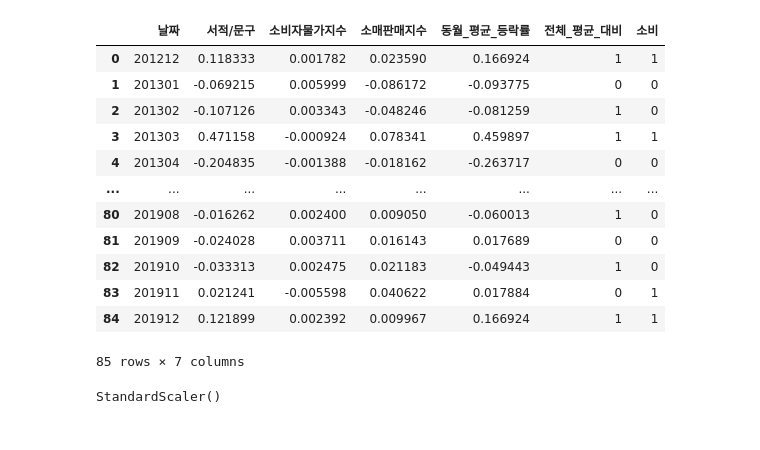
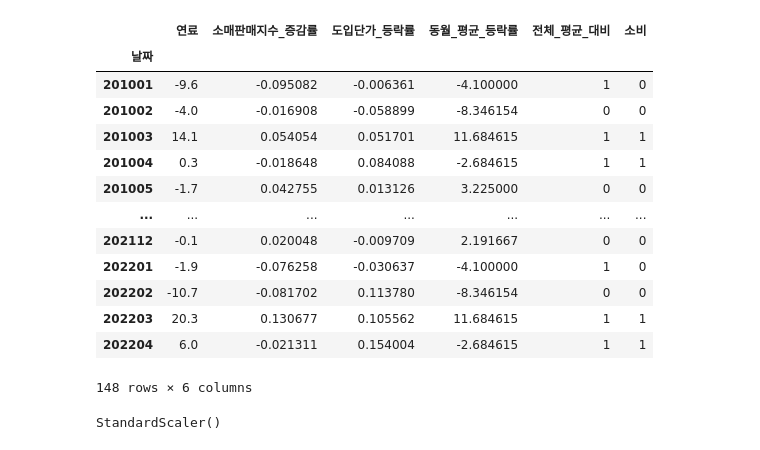
Before and after one commit to KJH3024/test, a Jupyter notebook: 프로젝트1/tree.ipynb, the cells around one changed output. Drawn from its saved outputs; the diff is of its cells as text; code cells hidden in the pictures.

```diff
--- a/프로젝트1/tree.ipynb
+++ b/프로젝트1/tree.ipynb
@@ -1,23 +1,24 @@
 # %%
 import pandas as pd
-df = pd.read_csv('./rw.csv')
+df = pd.read_csv('./test_bbl.csv')
 df.drop(columns="Unnamed: 0", inplace=True)
 df["날짜"] = pd.to_datetime(df["날짜"], format='%Y-%m')      # 데이터 타입 datetime으로 변경
 df["날짜"] = df["날짜"].dt.strftime('%Y%m') # datetime 형식 설정
-#df.set_index("날짜", inplace=True)          # 날짜 컬럼 인덱스 설정
+df.set_index("날짜", inplace=True) # 날짜 컬럼 인덱스 설정
 df
 # %% [output]
-|  | 날짜 | 서적/문구 | 소비자물가지수 | 소매판매지수 | 동월_평균_등락률 | 전체_평균_대비 | 소비 |
-| 0 | 201212 | 0.118333 | 0.001782 | 0.023590 | 0.166924 | 1 | 1 |
-| 1 | 201301 | -0.069215 | 0.005999 | -0.086172 | -0.093775 | 0 | 0 |
-| 2 | 201302 | -0.107126 | 0.003343 | -0.048246 | -0.081259 | 1 | 0 |
-| 3 | 201303 | 0.471158 | -0.000924 | 0.078341 | 0.459897 | 1 | 1 |
-| 4 | 201304 | -0.204835 | -0.001388 | -0.018162 | -0.263717 | 0 | 0 |
-| ... | ... | ... | ... | ... | ... | ... | ... |
-| 80 | 201908 | -0.016262 | 0.002400 | 0.009050 | -0.060013 | 1 | 0 |
-| 81 | 201909 | -0.024028 | 0.003711 | 0.016143 | 0.017689 | 0 | 0 |
-| 82 | 201910 | -0.033313 | 0.002475 | 0.021183 | -0.049443 | 1 | 0 |
-| 83 | 201911 | 0.021241 | -0.005598 | 0.040622 | 0.017884 | 0 | 1 |
-| 84 | 201912 | 0.121899 | 0.002392 | 0.009967 | 0.166924 | 1 | 1 |
+|  | 연료 | 소매판매지수_증감률 | 도입단가_등락률 | 동월_평균_등락률 | 전체_평균_대비 | 소비 |
+| 날짜 |  |  |  |  |  |  |
+| 201001 | -9.6 | -0.095082 | -0.006361 | -4.100000 | 1 | 0 |
+| 201002 | -4.0 | -0.016908 | -0.058899 | -8.346154 | 0 | 0 |
+| 201003 | 14.1 | 0.054054 | 0.051701 | 11.684615 | 1 | 1 |
+| 201004 | 0.3 | -0.018648 | 0.084088 | -2.684615 | 1 | 1 |
+| 201005 | -1.7 | 0.042755 | 0.013126 | 3.225000 | 0 | 0 |
+| ... | ... | ... | ... | ... | ... | ... |
+| 202112 | -0.1 | 0.020048 | -0.009709 | 2.191667 | 0 | 0 |
+| 202201 | -1.9 | -0.076258 | -0.030637 | -4.100000 | 1 | 0 |
+| 202202 | -10.7 | -0.081702 | 0.113780 | -8.346154 | 0 | 0 |
+| 202203 | 20.3 | 0.130677 | 0.105562 | 11.684615 | 1 | 1 |
+| 202204 | 6.0 | -0.021311 | 0.154004 | -2.684615 | 1 | 1 |
-85 rows × 7 columns
+148 rows × 6 columns
 # %%
```
Also changed, not shown: parts of 45 cells of this notebook, 32 other files.
